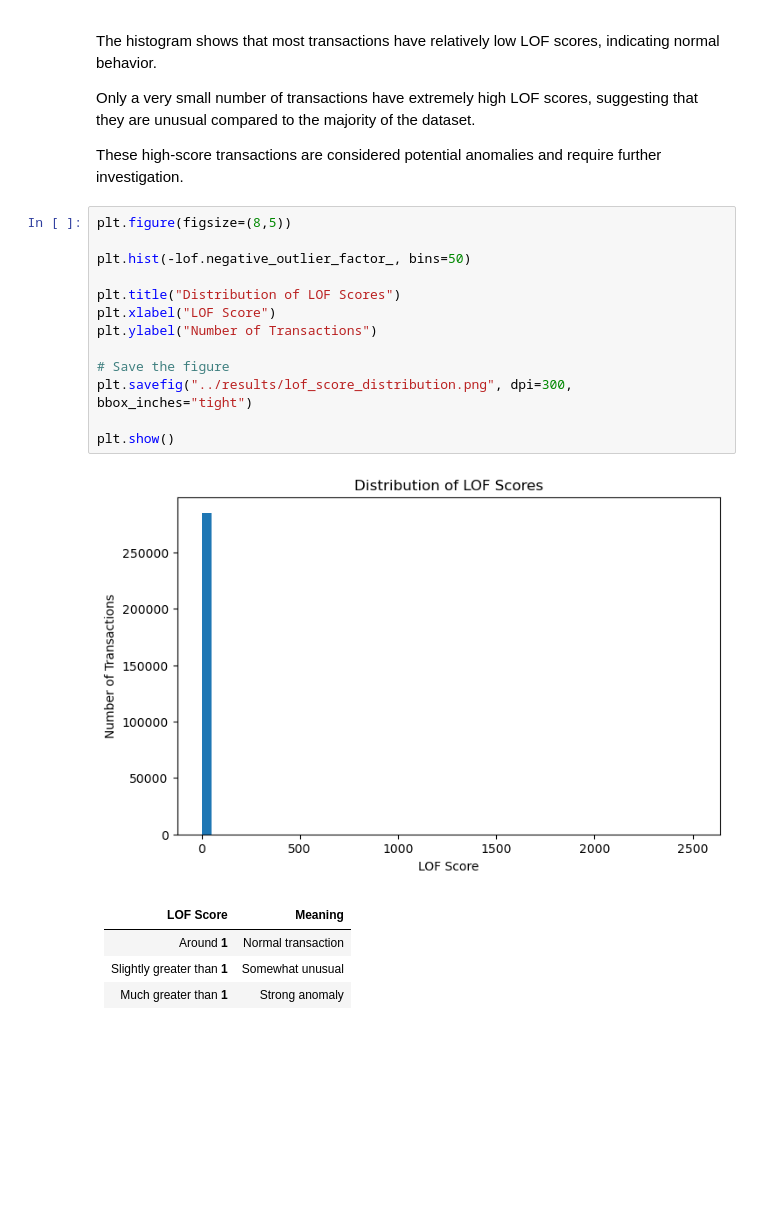
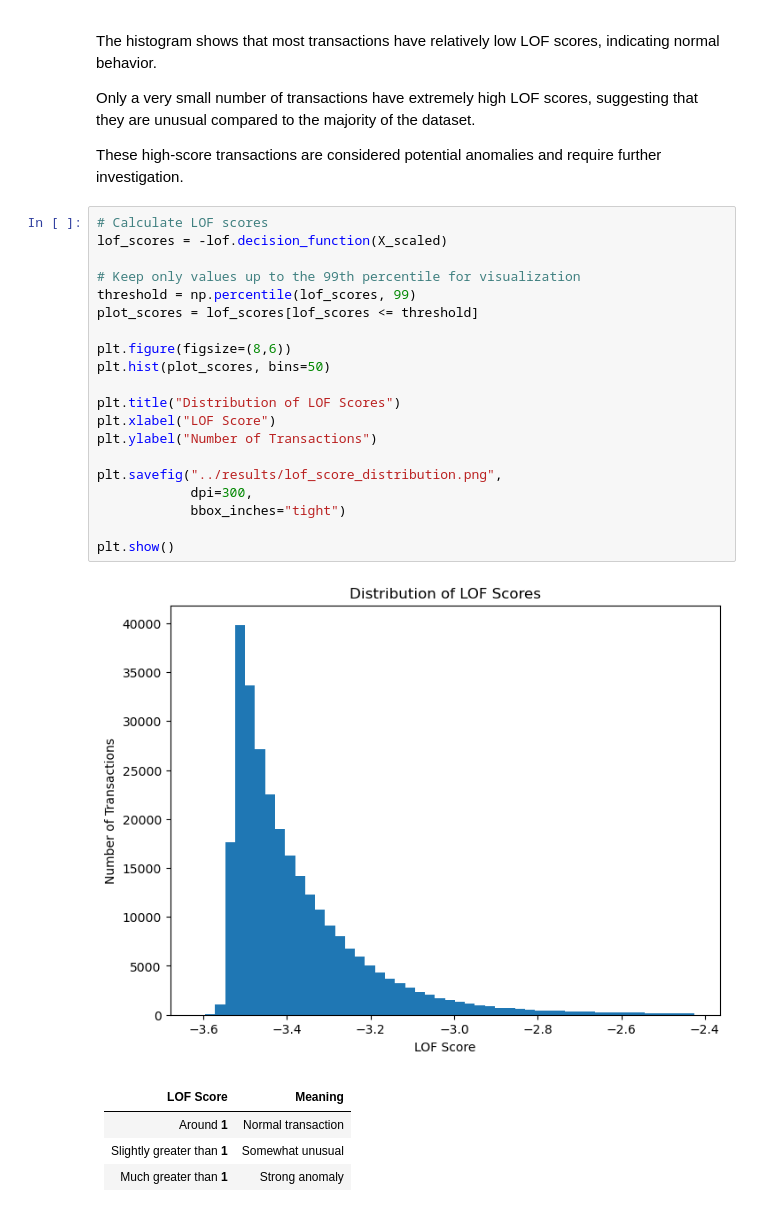
Before and after one commit to arnab-bol/Credit-Card-Fraud-Detection-LOF, a Jupyter notebook: notebooks/credit_card_lof.ipynb, the cells around one changed output. Saved outputs shown, nothing was run; the diff lists cells and outputs as text; blank space fills up the shorter version.

Commit message:
Improve LOF score distribution visualization

```diff
--- a/notebooks/credit_card_lof.ipynb
+++ b/notebooks/credit_card_lof.ipynb
@@ -716,20 +716,27 @@ Only a very small number of transactions have extremely high LOF scores, suggest
 
 These high-score transactions are considered potential anomalies and require further investigation.
 # %%
-plt.figure(figsize=(8,5))
+# Calculate LOF scores
+lof_scores = -lof.decision_function(X_scaled)
 
-plt.hist(-lof.negative_outlier_factor_, bins=50)
+# Keep only values up to the 99th percentile for visualization
+threshold = np.percentile(lof_scores, 99)
+plot_scores = lof_scores[lof_scores <= threshold]
+
+plt.figure(figsize=(8,6))
+plt.hist(plot_scores, bins=50)
 
 plt.title("Distribution of LOF Scores")
 plt.xlabel("LOF Score")
 plt.ylabel("Number of Transactions")
 
-# Save the figure
-plt.savefig("../results/lof_score_distribution.png", dpi=300, bbox_inches="tight")
+plt.savefig("../results/lof_score_distribution.png",
+            dpi=300,
+            bbox_inches="tight")
 
 plt.show()
 # %% [output]
-[figure, old version]
+[figure, new version]
 # %% [markdown]
 | LOF Score                   | Meaning            |
 | --------------------------- | ------------------ |
```
Also changed, not shown: parts of 1 cell of this notebook, 1 other file.
